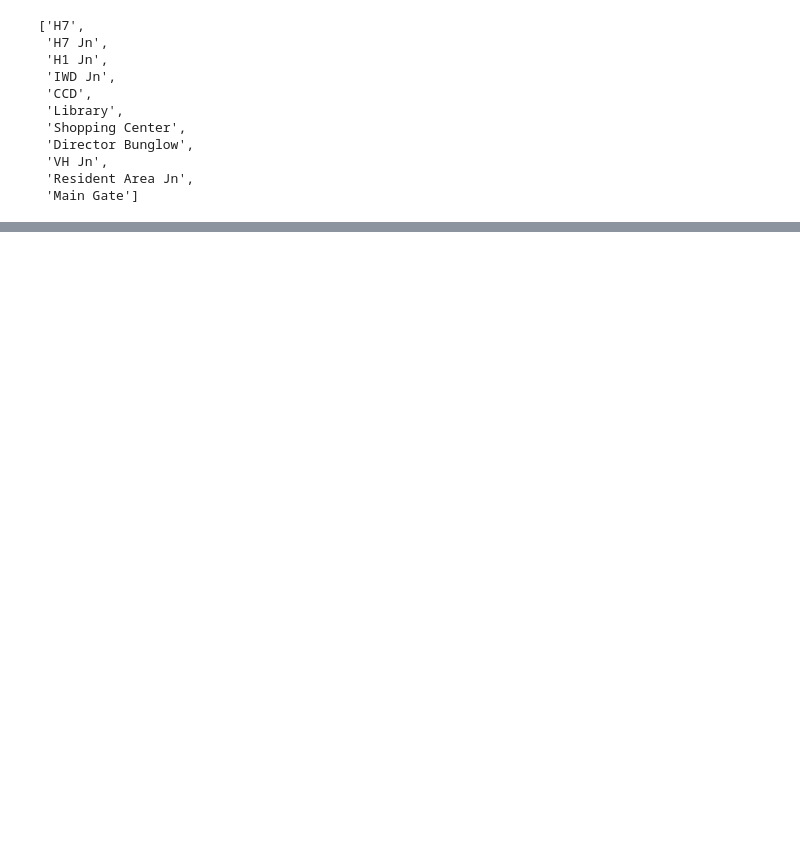
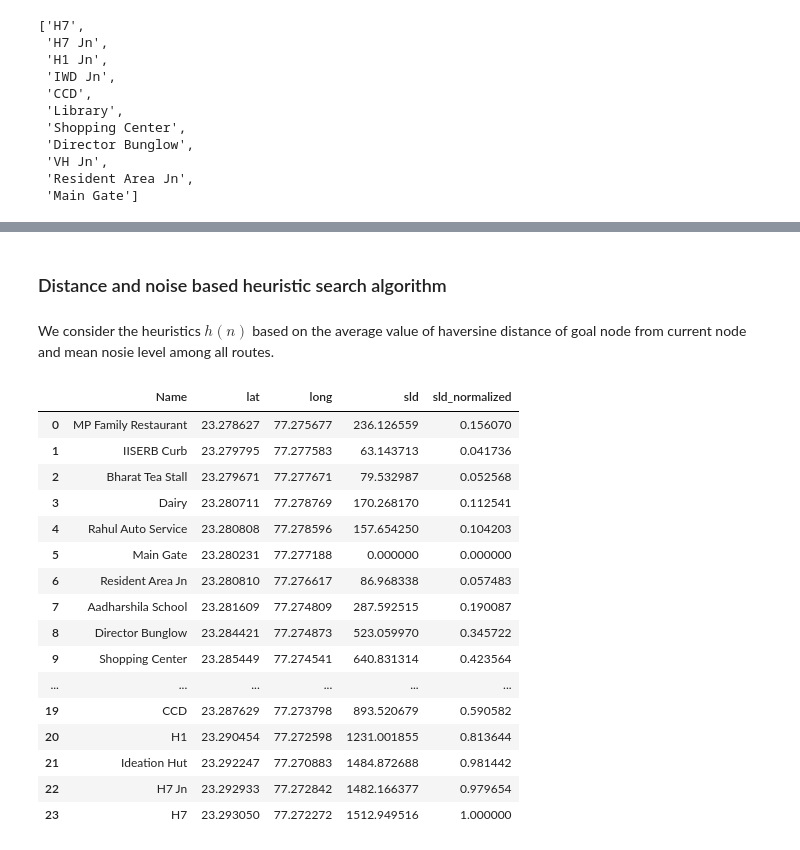
Before and after one commit to Shivam-3921/Noise-Driven_Route_Planning, a Jupyter notebook: code/a_star.ipynb, the cells around one changed output, grey strips where cells are left out. Drawn from its saved outputs; the diff is of its cells as text; code cells hidden in the pictures; blank space fills up the shorter version.

```diff
--- a/a_star.ipynb
+++ b/code/a_star.ipynb
@@ -300,0 +418,4 @@ path
+# %% [markdown]
+### Distance and noise based heuristic search algorithm
+# %% [markdown]
+We consider the heuristics $h(n)$ based on the average value of haversine distance of goal node from current node and mean nosie level among all routes.
@@ -300,0 +434,34 @@ path
+# %%
+# creating heuristic based on haversine distance
+heuristics = {}
+start_node = "H7"
+goal_node = "Main Gate"
+
+lat2 = coordinates[coordinates["Name"]==goal_node]["lat"].values[0]
+long2 = coordinates[coordinates["Name"]==goal_node]["long"].values[0]
+
+coordinates["sld"] = coordinates.apply(
+    lambda row: haversine_distance(row["lat"], row["long"], lat2, long2), axis=1
+)
+
+coordinates["sld_normalized"] = scaler.fit_transform(coordinates[["sld"]])
+mean_noise_level = dist["noise_level_normalized"].mean()
+coordinates
+# %% [output]
+|  | Name | lat | long | sld | sld_normalized |
+| 0 | MP Family Restaurant | 23.278627 | 77.275677 | 236.126559 | 0.156070 |
+| 1 | IISERB Curb | 23.279795 | 77.277583 | 63.143713 | 0.041736 |
+| 2 | Bharat Tea Stall | 23.279671 | 77.277671 | 79.532987 | 0.052568 |
+| 3 | Dairy | 23.280711 | 77.278769 | 170.268170 | 0.112541 |
+| 4 | Rahul Auto Service | 23.280808 | 77.278596 | 157.654250 | 0.104203 |
+| 5 | Main Gate | 23.280231 | 77.277188 | 0.000000 | 0.000000 |
+| 6 | Resident Area Jn | 23.280810 | 77.276617 | 86.968338 | 0.057483 |
+| 7 | Aadharshila School | 23.281609 | 77.274809 | 287.592515 | 0.190087 |
+| 8 | Director Bunglow | 23.284421 | 77.274873 | 523.059970 | 0.345722 |
+| 9 | Shopping Center | 23.285449 | 77.274541 | 640.831314 | 0.423564 |
+| ... | ... | ... | ... | ... | ... |
+| 19 | CCD | 23.287629 | 77.273798 | 893.520679 | 0.590582 |
+| 20 | H1 | 23.290454 | 77.272598 | 1231.001855 | 0.813644 |
+| 21 | Ideation Hut | 23.292247 | 77.270883 | 1484.872688 | 0.981442 |
+| 22 | H7 Jn | 23.292933 | 77.272842 | 1482.166377 | 0.979654 |
+| 23 | H7 | 23.293050 | 77.272272 | 1512.949516 | 1.000000 |
```
Also changed, not shown: parts of 27 cells of this notebook, 3 other files.
